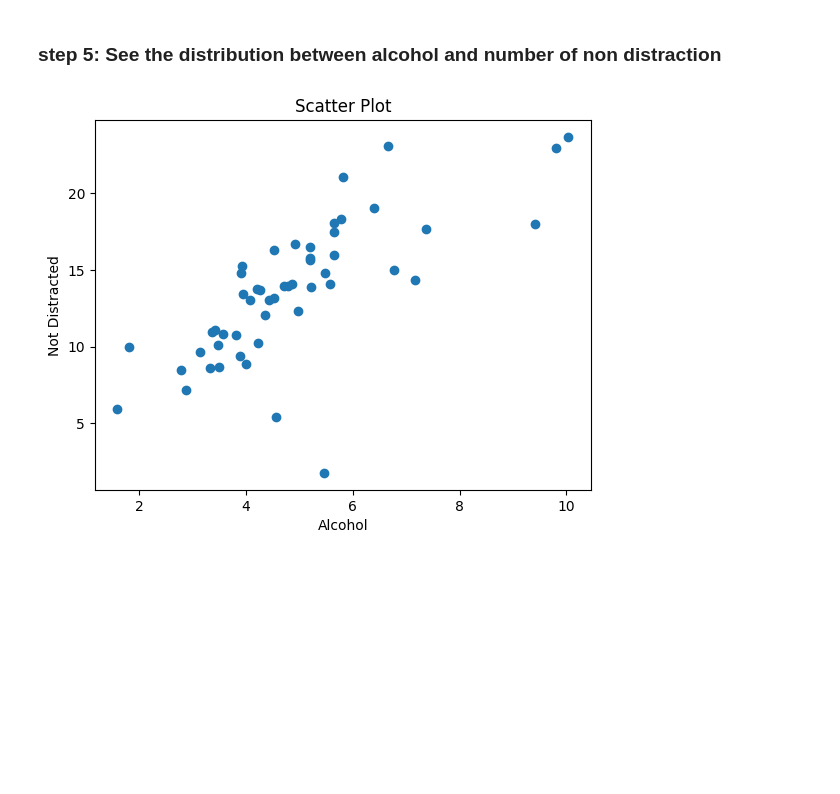
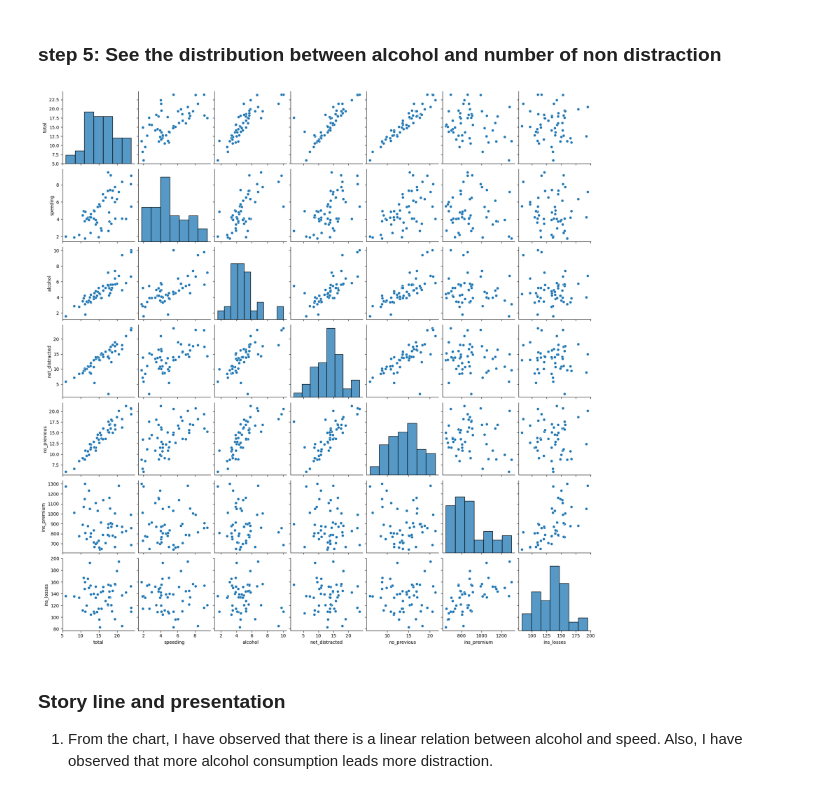
Before and after one commit to S573647/datafun-06-eda, a Jupyter notebook: Kamalini_eda.ipynb, the cells around one changed output. Saved outputs shown, nothing was run; the diff lists cells and outputs as text; code cells hidden in the pictures; blank space fills up the shorter version.

```diff
--- a/Kamalini_eda.ipynb
+++ b/Kamalini_eda.ipynb
@@ -73,13 +92,20 @@ plt.show()
 ### step 5: See the distribution between alcohol and number of non distraction
 # %%
 
-plt.scatter(df['alcohol'], df['not_distracted'])
+#plt.scatter(df['alcohol'], df['not_distracted'])
 
 # Add labels and title
+'''
 plt.xlabel('Alcohol')
 plt.ylabel('Not Distracted')
 plt.title('Scatter Plot')
 plt.plot()
 plt.show()
+'''
+sns.pairplot(df)
+plt.show()
 # %% [output]
-[figure, old version]
+[figure, new version]
+# %% [markdown]
+### Story line and presentation
+1. From the chart, I have observed that there is a linear relation between alcohol and speed. Also, I have observed that more alcohol consumption leads more distraction.
```
Also changed, not shown: parts of 2 cells of this notebook.
